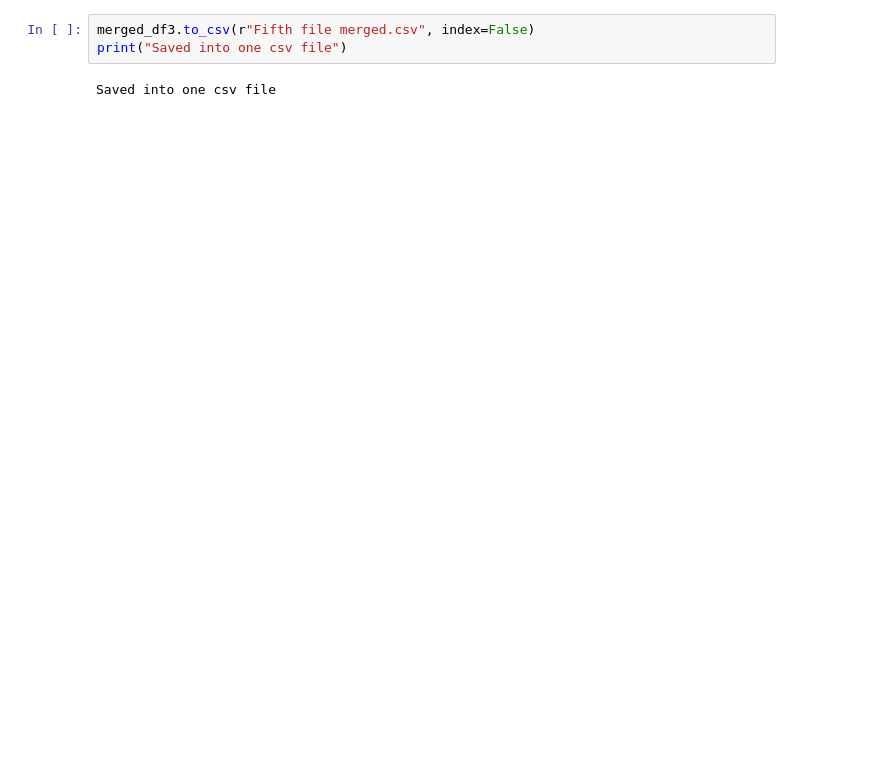
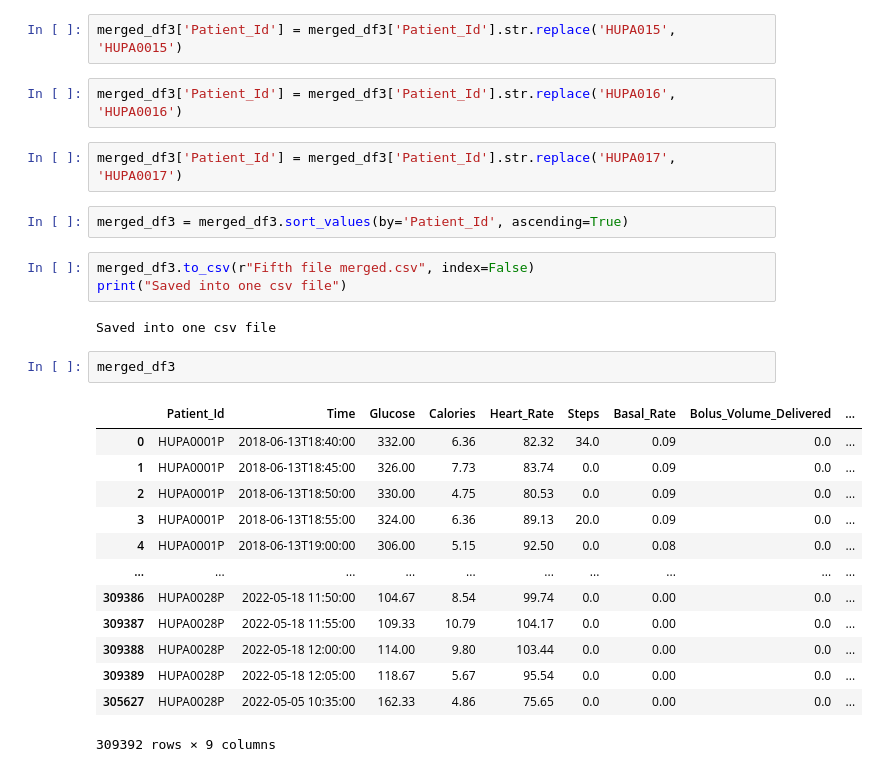
Before and after one commit to purni1986/Team2_-PyQueens_-Python-Hackathon-_MAY-2026, a Jupyter notebook: Final .ipynb file/Team2_PyQueens_Category1_DataCleaning.ipynb, the cells around one changed output. Cells and saved outputs as stored; diff of their text form; blank space fills up the shorter version.

```diff
--- a/Final .ipynb file/Team2_PyQueens_Category1_DataCleaning.ipynb
+++ b/Final .ipynb file/Team2_PyQueens_Category1_DataCleaning.ipynb
@@ -2100,5 +2110,29 @@ merged_df3 = pd.concat(dfs3, ignore_index=True)
+# %%
+merged_df3['Patient_Id'] = merged_df3['Patient_Id'].str.replace('HUPA015', 'HUPA0015')
+# %%
+merged_df3['Patient_Id'] = merged_df3['Patient_Id'].str.replace('HUPA016', 'HUPA0016')
+# %%
+merged_df3['Patient_Id'] = merged_df3['Patient_Id'].str.replace('HUPA017', 'HUPA0017')
+# %%
+merged_df3 = merged_df3.sort_values(by='Patient_Id', ascending=True)
 # %%
 merged_df3.to_csv(r"Fifth file merged.csv", index=False)
 print("Saved into one csv file")
 # %% [output]
 Saved into one csv file
+# %%
+merged_df3
+# %% [output]
+|  | Patient_Id | Time | Glucose | Calories | Heart_Rate | Steps | Basal_Rate | Bolus_Volume_Delivered | ... |
+| 0 | HUPA0001P | 2018-06-13T18:40:00 | 332.00 | 6.36 | 82.32 | 34.0 | 0.09 | 0.0 | ... |
+| 1 | HUPA0001P | 2018-06-13T18:45:00 | 326.00 | 7.73 | 83.74 | 0.0 | 0.09 | 0.0 | ... |
+| 2 | HUPA0001P | 2018-06-13T18:50:00 | 330.00 | 4.75 | 80.53 | 0.0 | 0.09 | 0.0 | ... |
+| 3 | HUPA0001P | 2018-06-13T18:55:00 | 324.00 | 6.36 | 89.13 | 20.0 | 0.09 | 0.0 | ... |
+| 4 | HUPA0001P | 2018-06-13T19:00:00 | 306.00 | 5.15 | 92.50 | 0.0 | 0.08 | 0.0 | ... |
+| ... | ... | ... | ... | ... | ... | ... | ... | ... | ... |
+| 309386 | HUPA0028P | 2022-05-18 11:50:00 | 104.67 | 8.54 | 99.74 | 0.0 | 0.00 | 0.0 | ... |
+| 309387 | HUPA0028P | 2022-05-18 11:55:00 | 109.33 | 10.79 | 104.17 | 0.0 | 0.00 | 0.0 | ... |
+| 309388 | HUPA0028P | 2022-05-18 12:00:00 | 114.00 | 9.80 | 103.44 | 0.0 | 0.00 | 0.0 | ... |
+| 309389 | HUPA0028P | 2022-05-18 12:05:00 | 118.67 | 5.67 | 95.54 | 0.0 | 0.00 | 0.0 | ... |
+| 305627 | HUPA0028P | 2022-05-05 10:35:00 | 162.33 | 4.86 | 75.65 | 0.0 | 0.00 | 0.0 | ... |
+309392 rows × 9 columns
```
Also changed, not shown: parts of 4 cells of this notebook.
